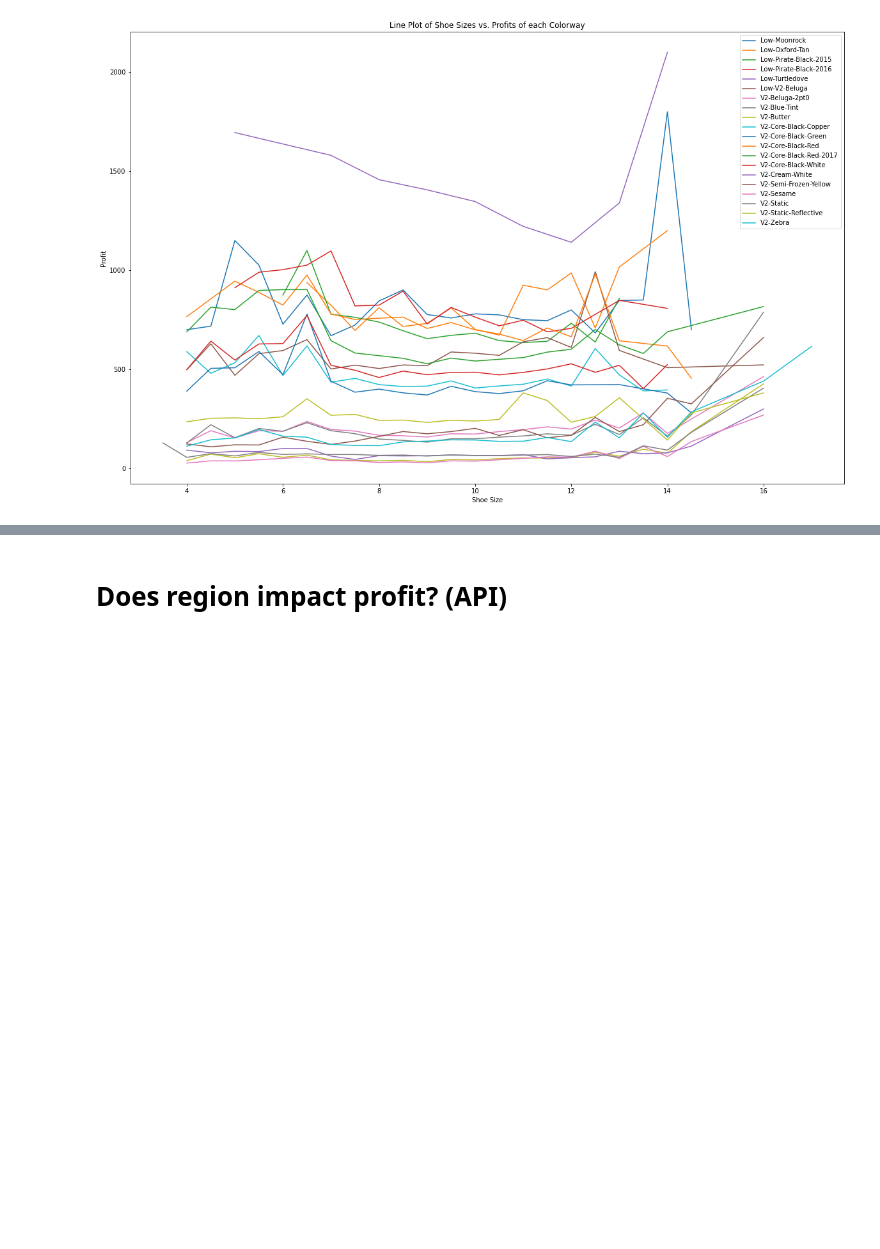
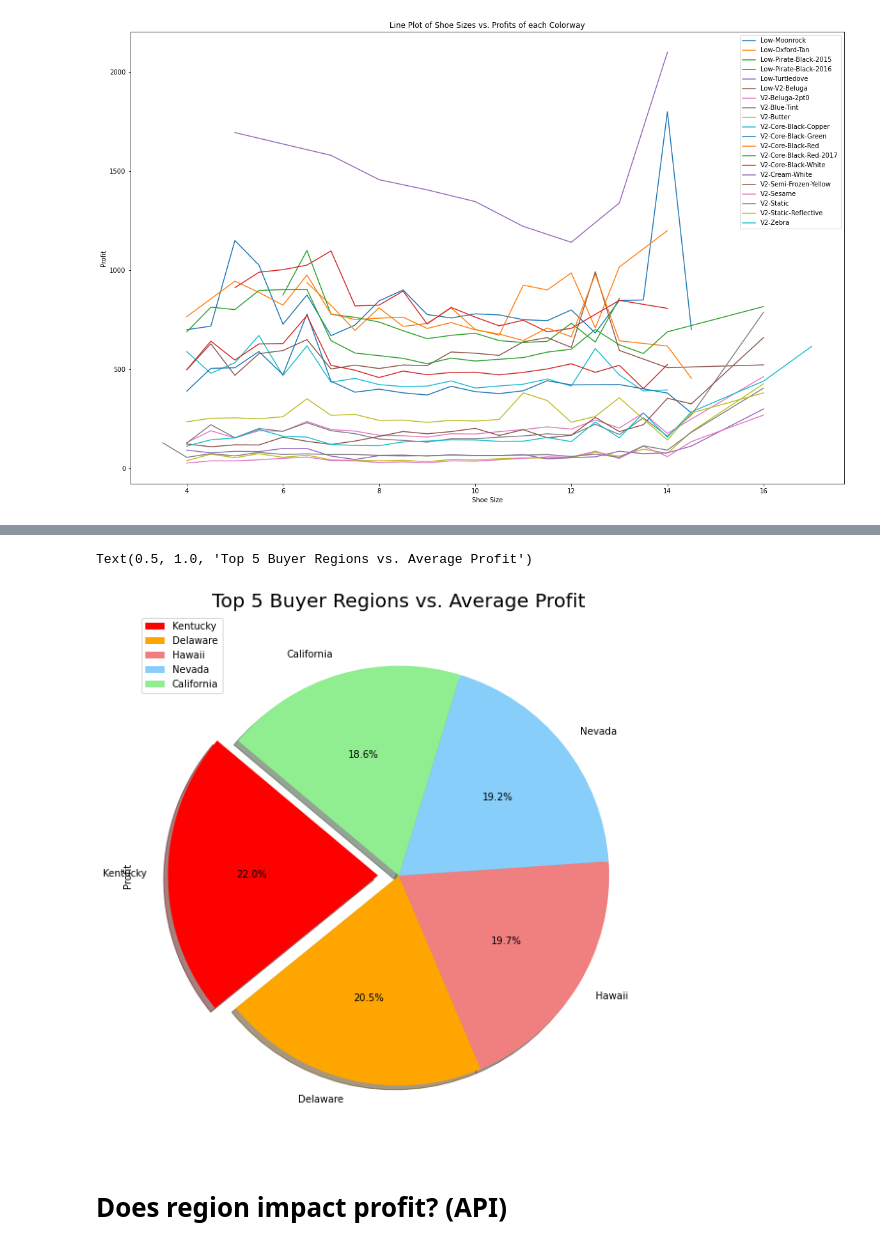
Before and after one commit to tjefferson15/Project-1-Hawks-, a Jupyter notebook: StockX.ipynb, the cells around one changed output, grey strips where cells are left out. Saved outputs shown, nothing was run; the diff lists cells and outputs as text; code cells hidden in the pictures; blank space fills up the shorter version.

```diff
--- a/StockX.ipynb
+++ b/StockX.ipynb
@@ -189,3 +219,16 @@ for x in unique_colorway:
+# %%
+# The colors of each section of the pie chart
+colors = ["red", "orange", "lightcoral", "lightskyblue", "lightgreen"]
+
+# Tells matplotlib to seperate the "Humans" section from the others
+explode = (0.1, 0, 0, 0, 0)
+
+
+Buyer_Region_Profit.head().plot.pie(y='Profit', explode=explode, colors=colors, figsize=(10, 10),autopct='%1.1f%%', shadow=True, startangle=140)
+plt.title('Top 5 Buyer Regions vs. Average Profit',fontsize = 20)
+# %% [output]
+Text(0.5, 1.0, 'Top 5 Buyer Regions vs. Average Profit')
+[figure, added]
 # %% [markdown]
 # <b>Does region impact profit? (API)<b>
 # %%
```
Also changed, not shown: parts of 3 cells of this notebook.
